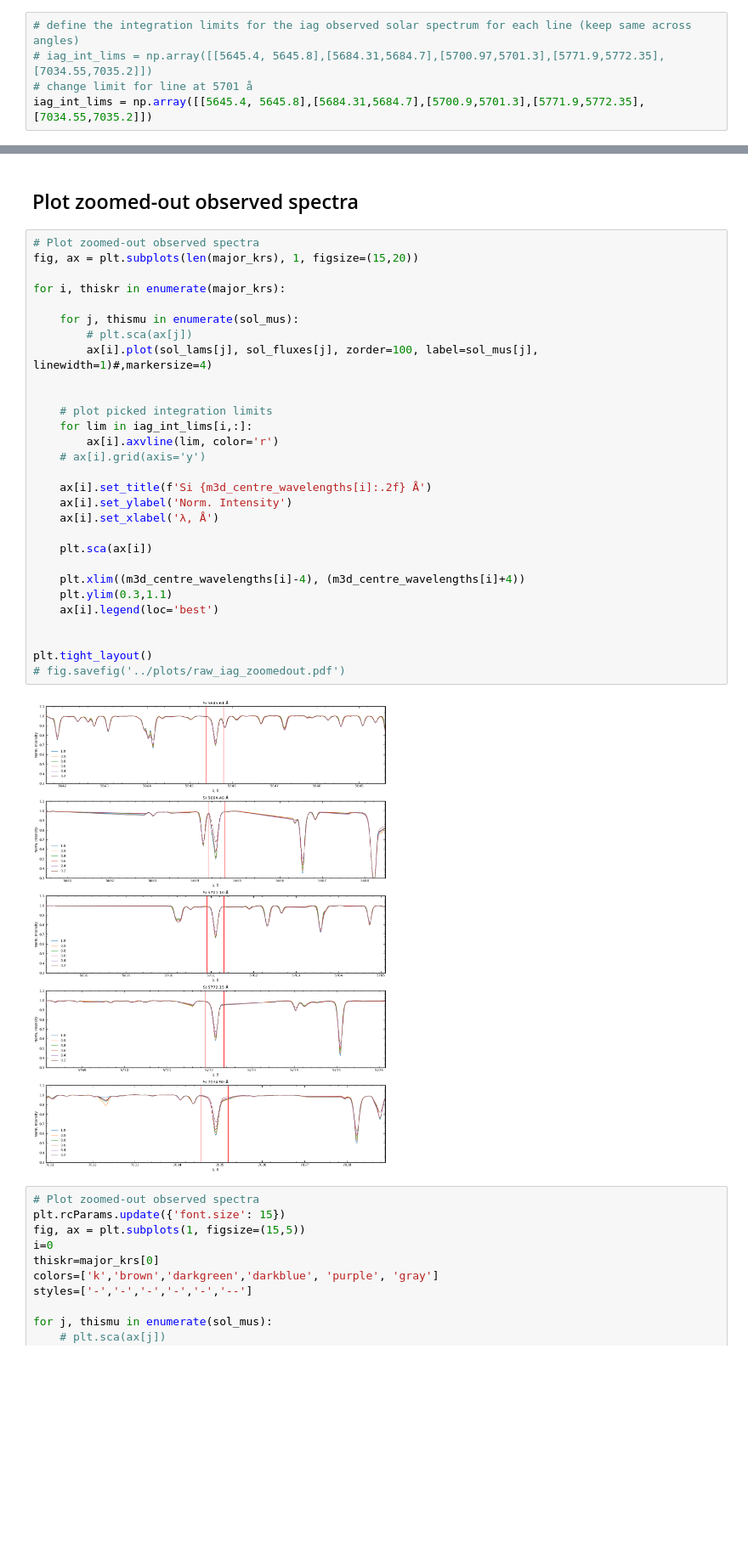
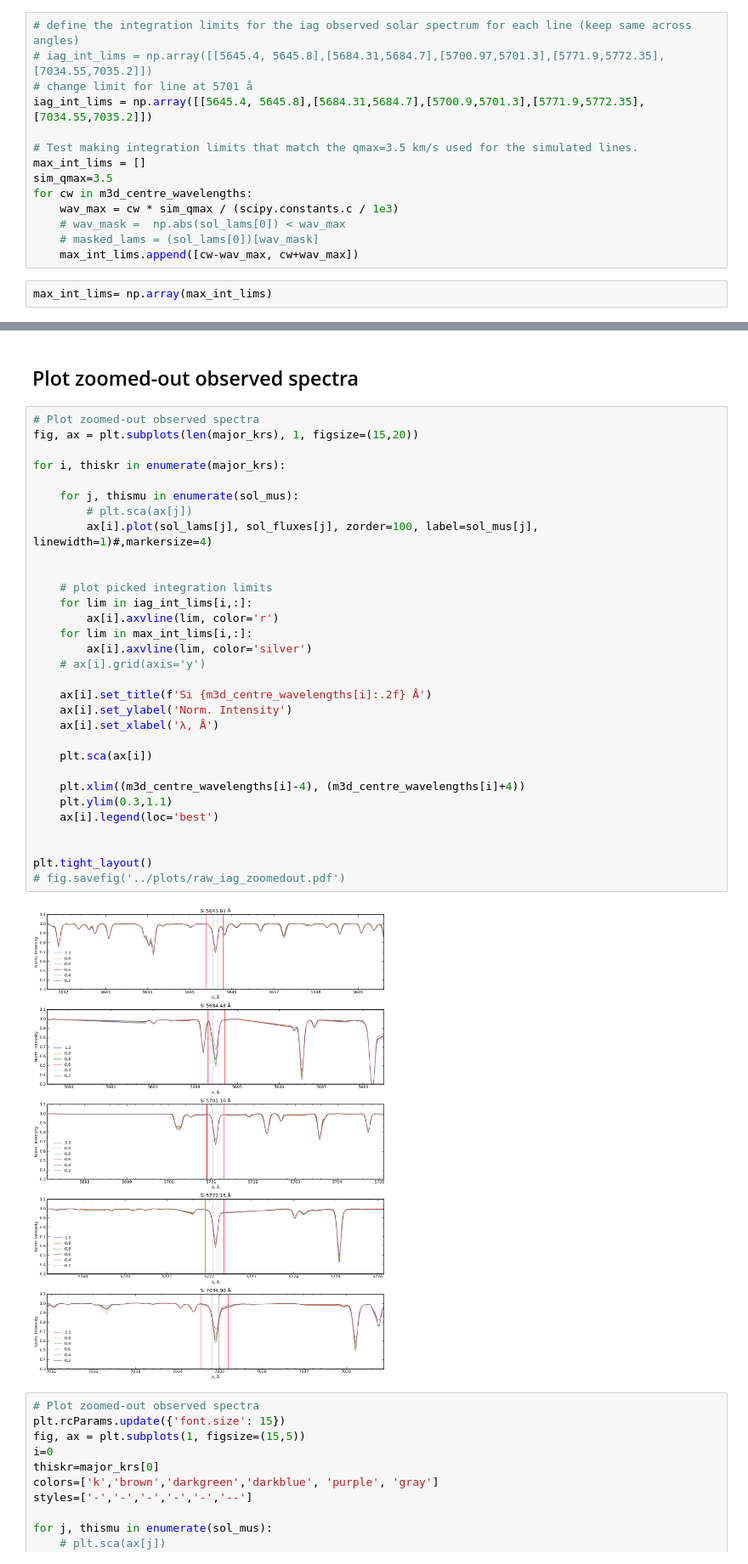
Before and after one commit to nohg/SiliconM3DAnalysis, a Jupyter notebook: Observed_spec.ipynb, the cells around one changed output, grey strips where cells are left out. Shown at 85% size. Saved outputs shown, nothing was run; the diff lists cells and outputs as text; blank space fills up the shorter version.

Commit message:
added new integration limits for testing and comparison with sim qmax

```diff
--- a/Observed_spec.ipynb
+++ b/Observed_spec.ipynb
@@ -55,6 +55,17 @@ for sm, sol_lam_mu in enumerate(sol_lams_raw):
 # iag_int_lims = np.array([[5645.4, 5645.8],[5684.31,5684.7],[5700.97,5701.3],[5771.9,5772.35],[7034.55,7035.2]])
 # change limit for line at 5701 å
 iag_int_lims = np.array([[5645.4, 5645.8],[5684.31,5684.7],[5700.9,5701.3],[5771.9,5772.35],[7034.55,7035.2]])
+
+# Test making integration limits that match the qmax=3.5 km/s used for the simulated lines.
+max_int_lims = []
+sim_qmax=3.5
+for cw in m3d_centre_wavelengths:
+    wav_max = cw * sim_qmax / (scipy.constants.c / 1e3)
+    # wav_mask =  np.abs(sol_lams[0]) < wav_max
+    # masked_lams = (sol_lams[0])[wav_mask]
+    max_int_lims.append([cw-wav_max, cw+wav_max])
+# %%
+max_int_lims= np.array(max_int_lims)
 # %%
 eq_iag = np.zeros((len(major_krs), len(sol_mu_ind)))
 sol_lam_range_list = np.zeros((len(major_krs), len(sol_mu_ind)), dtype=object)
@@ -73,34 +84,36 @@ for i, line in enumerate(major_krs):
 # %%
 # Plot zoomed-out observed spectra
 fig, ax = plt.subplots(len(major_krs), 1, figsize=(15,20))
 
 for i, thiskr in enumerate(major_krs):
 
     for j, thismu in enumerate(sol_mus):
         # plt.sca(ax[j])
         ax[i].plot(sol_lams[j], sol_fluxes[j], zorder=100, label=sol_mus[j], linewidth=1)#,markersize=4)
 
 
     # plot picked integration limits
     for lim in iag_int_lims[i,:]:
         ax[i].axvline(lim, color='r')
+    for lim in max_int_lims[i,:]:
+        ax[i].axvline(lim, color='silver')
     # ax[i].grid(axis='y')
 
     ax[i].set_title(f'Si {m3d_centre_wavelengths[i]:.2f} Å')
     ax[i].set_ylabel('Norm. Intensity')
     ax[i].set_xlabel('λ, Å')
 
     plt.sca(ax[i])
 
     plt.xlim((m3d_centre_wavelengths[i]-4), (m3d_centre_wavelengths[i]+4))
     plt.ylim(0.3,1.1)
     ax[i].legend(loc='best')
 
 
 plt.tight_layout()
 # fig.savefig('../plots/raw_iag_zoomedout.pdf')
 # %% [output]
-[figure, old version]
+[figure, new version]
 # %%
 # Plot zoomed-out observed spectra
 plt.rcParams.update({'font.size': 15})
```
Also changed, not shown: parts of 1 cell of this notebook.
